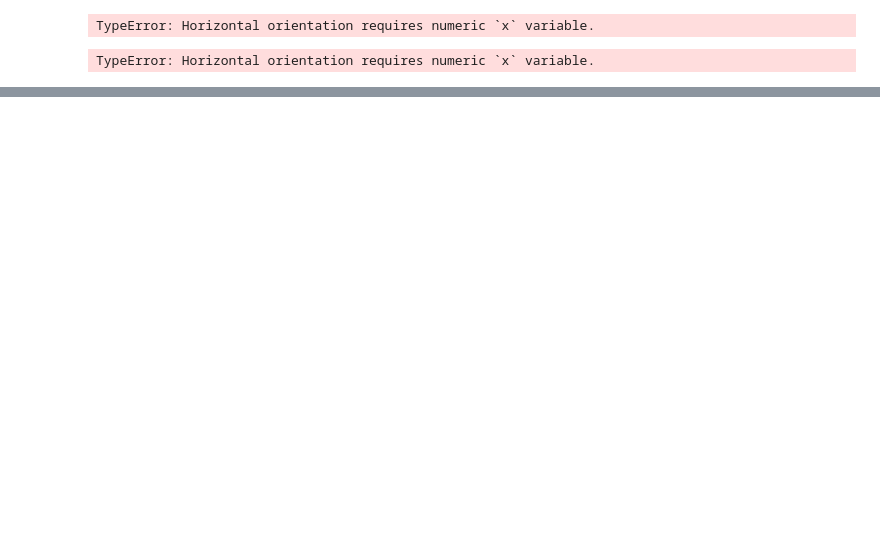
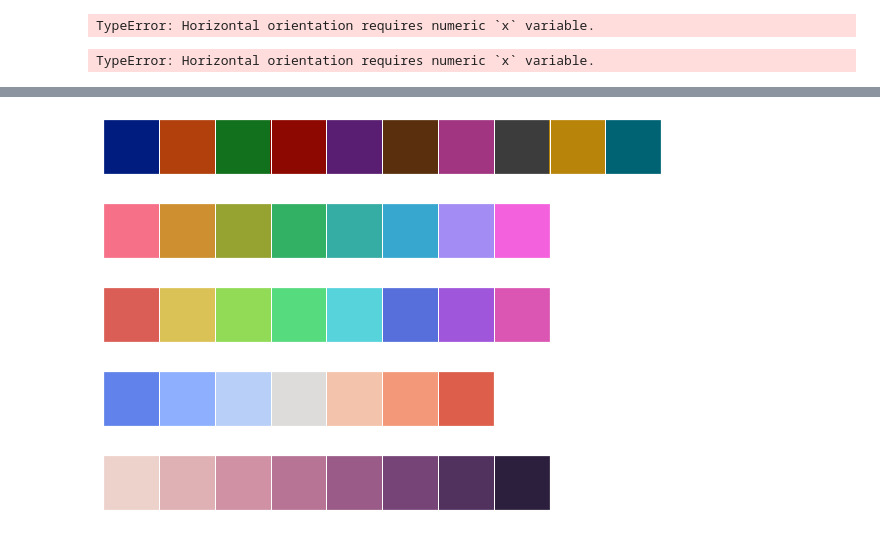
Before and after one commit to leonardodamata/Python_Analise_Dados, a Jupyter notebook: seaborn.ipynb, the cells around one changed output, grey strips where cells are left out. Drawn from its saved outputs; the diff is of its cells as text; code cells hidden in the pictures; blank space fills up the shorter version.

Commit message:
continuando o seaborn

```diff
--- a/seaborn.ipynb
+++ b/seaborn.ipynb
@@ -91,0 +111,17 @@ TypeError: Horizontal orientation requires numeric `x` variable.
+# %%
+# Seaborn possui opções de cores variadas
+sea.palplot(sea.color_palette())
+sea.palplot(sea.color_palette("husl", 8))
+sea.palplot(sea.color_palette("hls", 8))
+# %% [output]
+[figure, added]
+[figure, added]
+[figure, added]
+# %%
+sea.palplot(sea.color_palette("coolwarm", 7))
+# %% [output]
+[figure, added]
+# %%
+sea.palplot(sea.cubehelix_palette(8))
+# %% [output]
+[figure, added]
```
Also changed, not shown: parts of 14 cells of this notebook, 1 other file.
